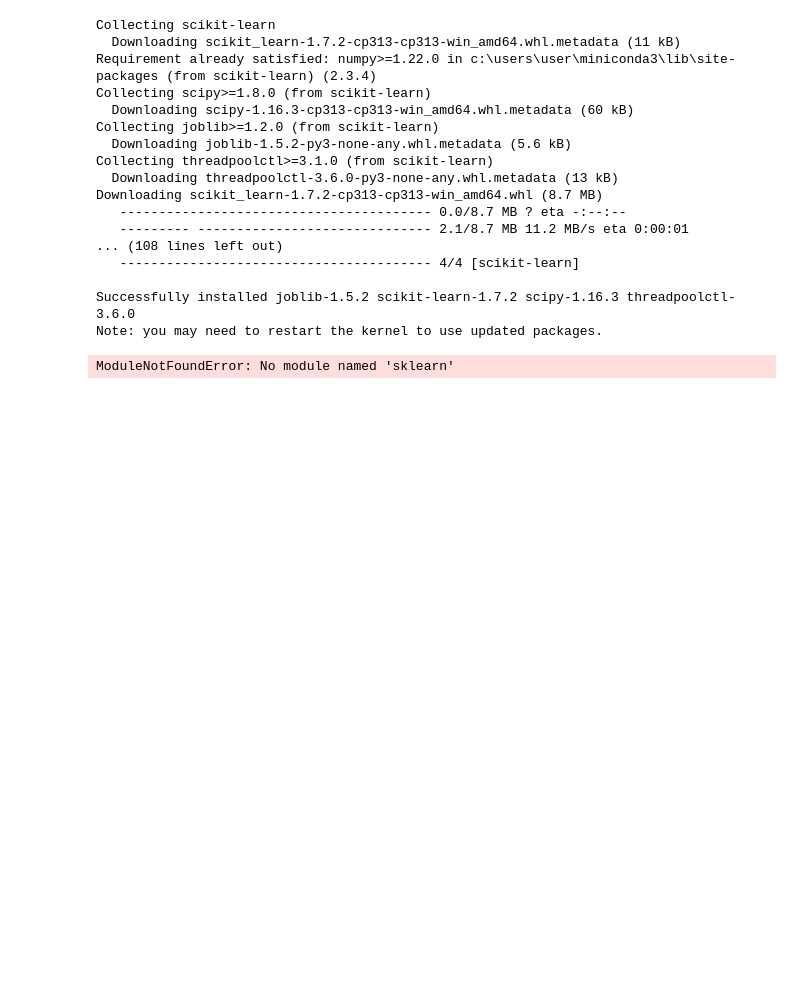
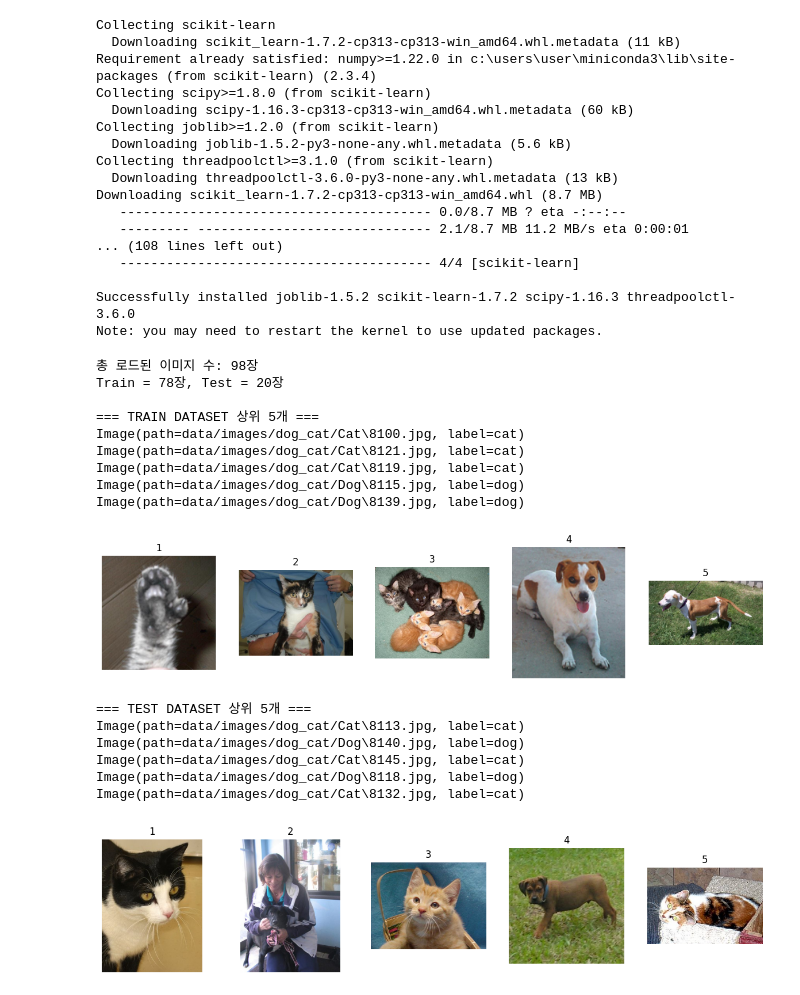
Before and after one commit to kimyuchan-1/workspace_python, a Jupyter notebook: chap13/13장_4_이미지파일실습.ipynb, the cells around one changed output. Drawn from its saved outputs; the diff is of its cells as text; code cells hidden in the pictures; blank space fills up the shorter version.

```diff
--- a/chap13/13장_4_이미지파일실습.ipynb
+++ b/chap13/13장_4_이미지파일실습.ipynb
@@ -63,24 +63,32 @@ from sklearn.model_selection import train_test_split
 # 1) 이미지 객체 클래스 정의
 # ------------------------------
 class ImageData:
-    def __init__(self, file_path):
+    def __init__(self, file_path, label):
         self.file_path = file_path
         self.image = Image.open(file_path)     # PIL 이미지 객체 로드
-
+        self.label = label
     def __str__(self):
-        return f"Image(path={self.file_path})"
+        return f"Image(path={self.file_path}, label={self.label})"
 
 
 # ------------------------------
 # 2) 이미지 파일 읽어서 객체 리스트 생성
 # ------------------------------
-image_dir = "images"  # 이미지들이 들어 있는 폴더 (예: images/ 폴더에 jpg 100장)
+image_dir_dog = "data/images/dog_cat/Dog"  # 이미지들이 들어 있는 폴더 (예: images/ 폴더에 jpg 100장)
+image_dir_cat = "data/images/dog_cat/Cat"
 image_list = []
 
-for filename in os.listdir(image_dir):
+for filename in os.listdir(image_dir_dog):
     if filename.lower().endswith(".jpg"):
-        full_path = os.path.join(image_dir, filename)
-        image_list.append(ImageData(full_path))
+        full_path = os.path.join(image_dir_dog, filename)
+        label = image_dir_dog[-3:].lower()
+        image_list.append(ImageData(full_path,label))
+
+for filename in os.listdir(image_dir_cat):
+    if filename.lower().endswith(".jpg"):
+        full_path = os.path.join(image_dir_cat, filename)
+        label = image_dir_cat[-3:].lower()
+        image_list.append(ImageData(full_path,label))
 
 print(f"총 로드된 이미지 수: {len(image_list)}장")
 
@@ -90,31 +98,47 @@ print(f"총 로드된 이미지 수: {len(image_list)}장")
 # ------------------------------
 train_set, test_set = train_test_split(
     image_list,
     test_size=0.2,
     shuffle=True,
     random_state=42
 )
 
 print(f"Train = {len(train_set)}장, Test = {len(test_set)}장")
 
 
 # ------------------------------
 # 4) Train / Test 각 5개씩 화면에 출력
 # ------------------------------
 def show_head(dataset, title):
     print(f"\n=== {title} 상위 5개 ===")
     for obj in dataset[:5]:
         print(obj)     # __str__() 실행
     # 실제 이미지 표시
     fig, ax = plt.subplots(1, len(dataset[:5]), figsize=(15, 3))
     for i, obj in enumerate(dataset[:5]):
         ax[i].imshow(obj.image)
         ax[i].axis("off")
         ax[i].set_title(f"{i+1}")
     plt.show()
 
 
 show_head(train_set, "TRAIN DATASET")
 show_head(test_set, "TEST DATASET")
 # %% [output]
-ModuleNotFoundError: No module named 'sklearn'
+총 로드된 이미지 수: 98장
+Train = 78장, Test = 20장
+
+=== TRAIN DATASET 상위 5개 ===
+Image(path=data/images/dog_cat/Cat\8100.jpg, label=cat)
+Image(path=data/images/dog_cat/Cat\8121.jpg, label=cat)
+Image(path=data/images/dog_cat/Cat\8119.jpg, label=cat)
+Image(path=data/images/dog_cat/Dog\8115.jpg, label=dog)
+Image(path=data/images/dog_cat/Dog\8139.jpg, label=dog)
+[figure, added]
+=== TEST DATASET 상위 5개 ===
+Image(path=data/images/dog_cat/Cat\8113.jpg, label=cat)
+Image(path=data/images/dog_cat/Dog\8140.jpg, label=dog)
+Image(path=data/images/dog_cat/Cat\8145.jpg, label=cat)
+Image(path=data/images/dog_cat/Dog\8118.jpg, label=dog)
+Image(path=data/images/dog_cat/Cat\8132.jpg, label=cat)
+[figure, added]
```
